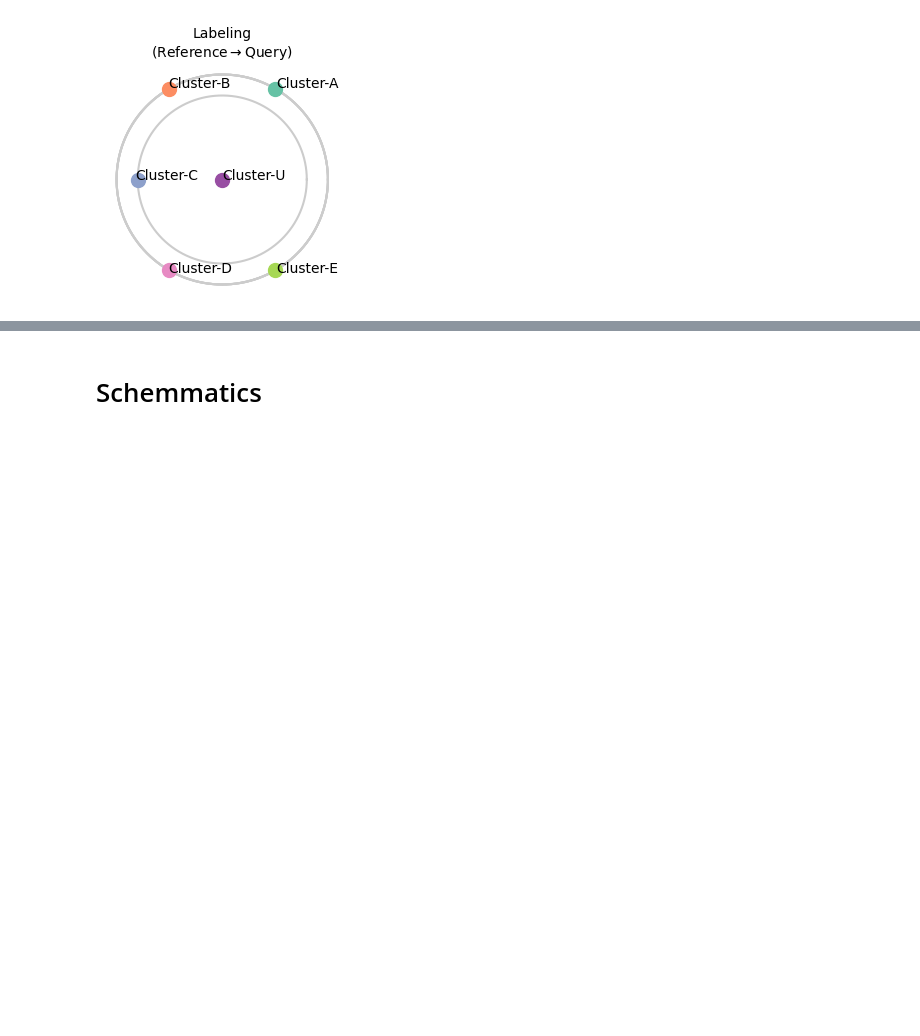
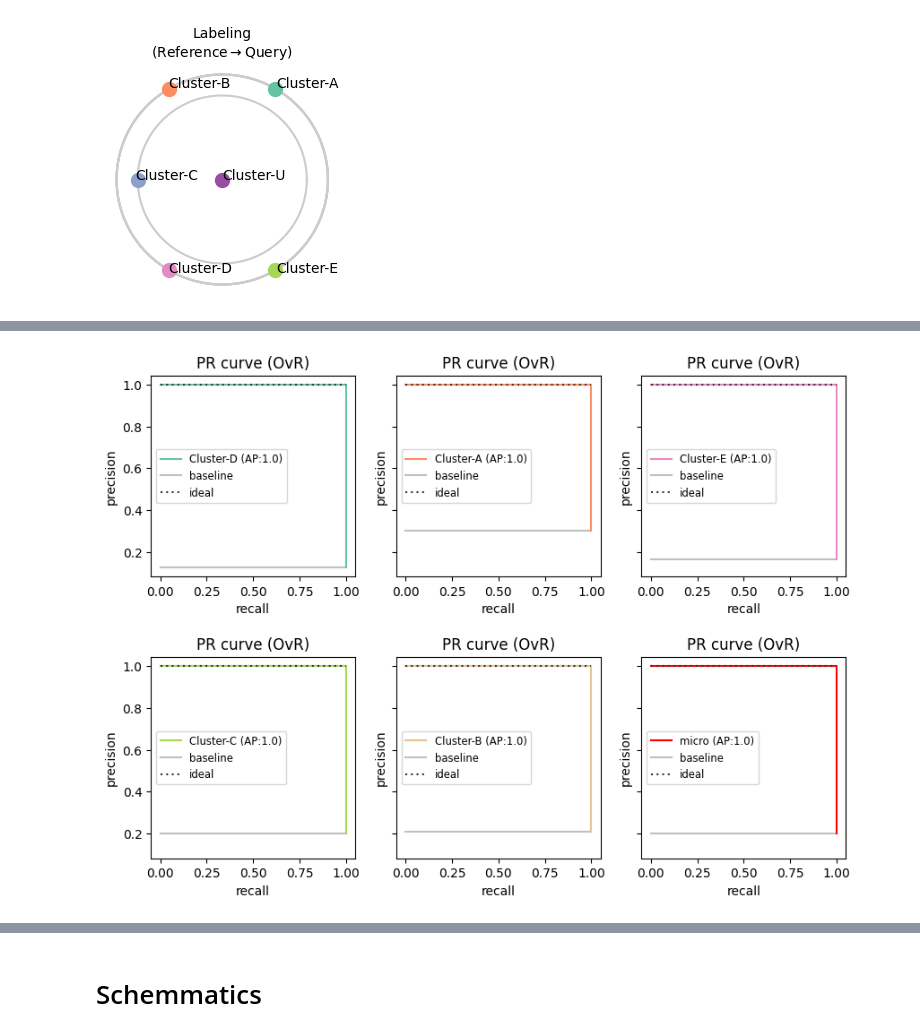
Before and after one commit to yo-aka-gene/grnet, a Jupyter notebook: docs/notebooks/toydata_viz.ipynb, the cells around one changed output, grey strips where cells are left out. Cells and saved outputs as stored; diff of their text form; code cells hidden in the pictures; blank space fills up the shorter version.

```diff
--- a/docs/notebooks/toydata_viz.ipynb
+++ b/docs/notebooks/toydata_viz.ipynb
@@ -406,0 +550,35 @@ fig.savefig(f"{conf.export}/r2q.png", **kwarg_savefig)
+# %%
+def plot_pr(model, x, y, ax, cmap, label_dict):
+    assert len(ax.ravel()) >= 4, \
+        f"At least 4 subplots are required; got {ax}"
+
+    pr = pr_multi(model, x, y)
+    ax = ax.ravel()
+
+    for (i, x_), y_, ap, label, base in zip(enumerate(pr.x), pr.y, pr.ap, label_dict, pr.base):
+        ax[i].plot(x_, y_, label=f"{label} (AP:{ap.round(3)})", c=eval(f"plt.cm.{cmap}")(i/len(pr.ap)))
+        ax[i].plot([0, 1], [base, base], c="gray", label="baseline", zorder=1, alpha=0.5)
+
+    p_avg, r_avg, thr_avg = precision_recall_curve(y.ravel(), model.predict(x).ravel())
+
+    ax[-1].plot(
+        r_avg, p_avg, c="r", label=f"micro (AP:{average_precision_score(y, model.predict(x)).round(3)})"
+    )
+    base = np.array(pr.base).mean()
+    ax[-1].plot([0, 1], [base, base], c="gray", label="baseline", zorder=1, alpha=0.5)
+    ax[-1].set_ylim(*ax[0].get_ylim())
+
+    [sp.plot([0, 1], [1, 1], linestyle=(0, (1, 2)), c=".2", label="ideal", zorder=2) for sp in ax]
+    [sp.set(xlabel="recall", ylabel="precision", title="PR curve (OvR)") for sp in ax]
+    [sp.legend(fontsize="small") for sp in ax]
+# %%
+fig, ax = plt.subplots(2, 3, sharey=True, figsize=(10, 7))
+plt.subplots_adjust(hspace=.4)
+
+plot_pr(
+    tuned, x_te, label_bin,
+    ax, cmap="Set2",
+    label_dict={v: i for i, v in enumerate(conf.data.obs["leiden"].unique())}
+)
+# %% [output]
+[figure, added]
```
Also changed, not shown: parts of 18 cells of this notebook.
